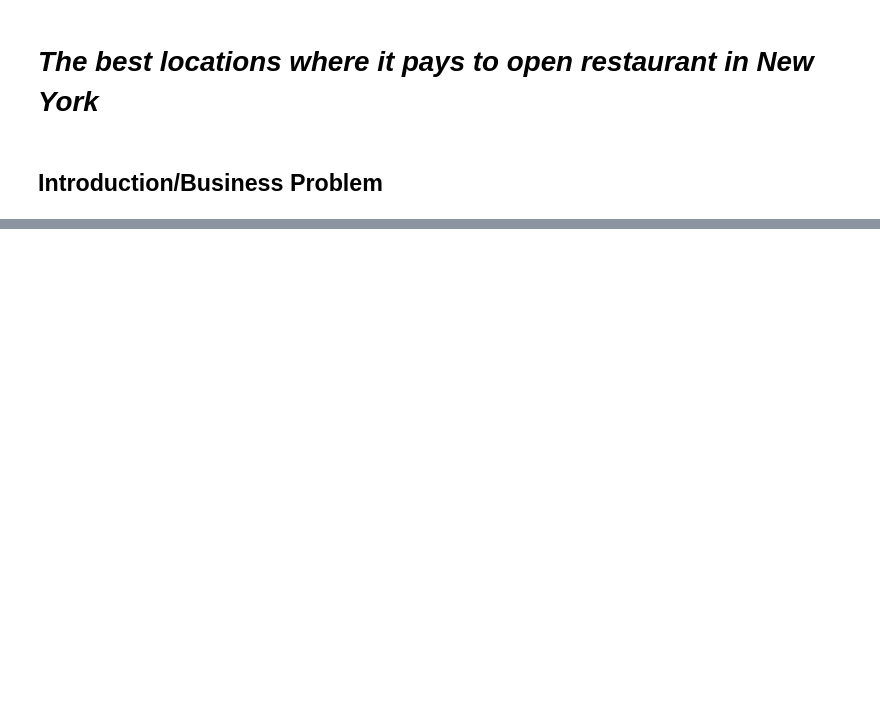
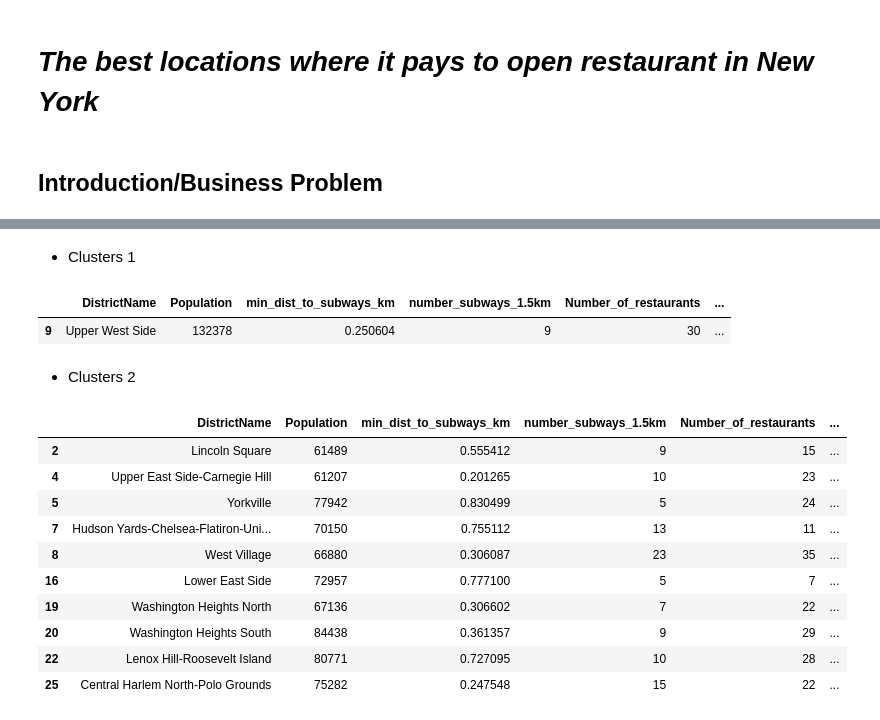
Before and after one commit to AhmcyrCourse/Coursera_Capstone, a Jupyter notebook: Report.ipynb, the cells around one changed output, grey strips where cells are left out. Drawn from its saved outputs; the diff is of its cells as text; code cells hidden in the pictures; blank space fills up the shorter version.

```diff
--- a/Report.ipynb
+++ b/Report.ipynb
@@ -35,0 +665,23 @@ The best locations are those where there is no or few restaurants, close to subw
+# %% [markdown]
+- Clusters 1
+# %%
+manhattan_clustering.loc[manhattan_clustering['Cluster Labels'] == 1, manhattan_clustering.columns[[manhattan_clustering.shape[1]-1] + list(range(3, manhattan_clustering.shape[1]-1))]]
+# %% [output]
+|  | DistrictName | Population | min_dist_to_subways_km | number_subways_1.5km | Number_of_restaurants | ... |
+| 9 | Upper West Side | 132378 | 0.250604 | 9 | 30 | ... |
+# %% [markdown]
+- Clusters 2
+# %%
+manhattan_clustering.loc[manhattan_clustering['Cluster Labels'] == 2, manhattan_clustering.columns[[manhattan_clustering.shape[1]-1] + list(range(3, manhattan_clustering.shape[1]-1))]]
+# %% [output]
+|  | DistrictName | Population | min_dist_to_subways_km | number_subways_1.5km | Number_of_restaurants | ... |
+| 2 | Lincoln Square | 61489 | 0.555412 | 9 | 15 | ... |
+| 4 | Upper East Side-Carnegie Hill | 61207 | 0.201265 | 10 | 23 | ... |
+| 5 | Yorkville | 77942 | 0.830499 | 5 | 24 | ... |
+| 7 | Hudson Yards-Chelsea-Flatiron-Uni... | 70150 | 0.755112 | 13 | 11 | ... |
+| 8 | West Village | 66880 | 0.306087 | 23 | 35 | ... |
+| 16 | Lower East Side | 72957 | 0.777100 | 5 | 7 | ... |
+| 19 | Washington Heights North | 67136 | 0.306602 | 7 | 22 | ... |
+| 20 | Washington Heights South | 84438 | 0.361357 | 9 | 29 | ... |
+| 22 | Lenox Hill-Roosevelt Island | 80771 | 0.727095 | 10 | 28 | ... |
+| 25 | Central Harlem North-Polo Grounds | 75282 | 0.247548 | 15 | 22 | ... |
```
Also changed, not shown: parts of 94 cells of this notebook, 2 other files.
